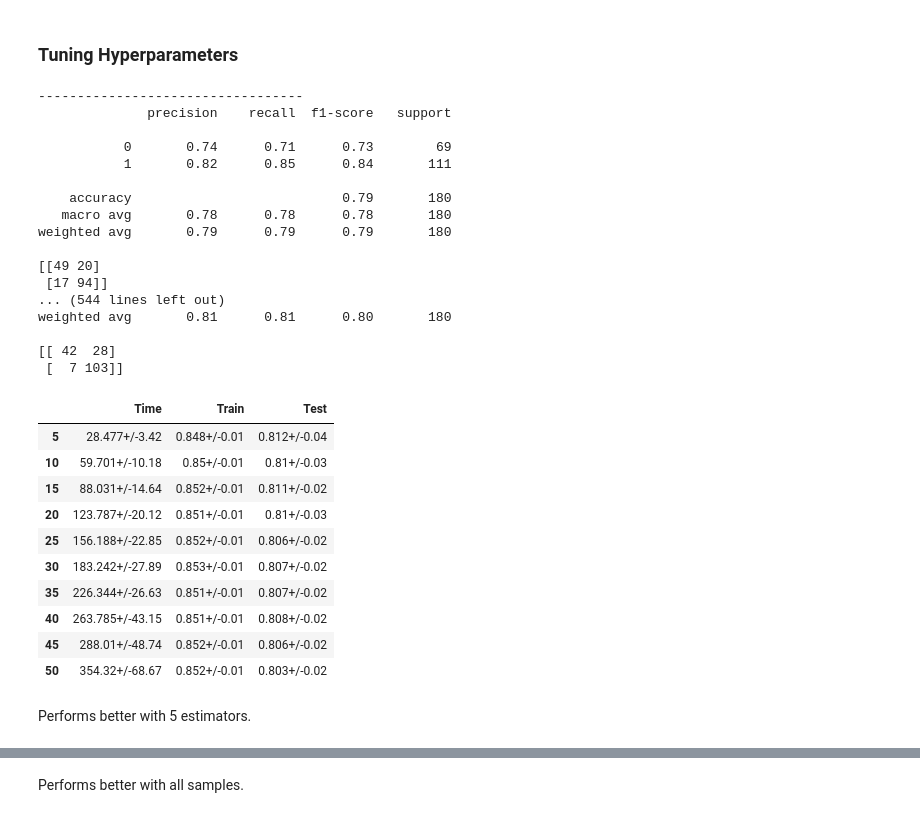
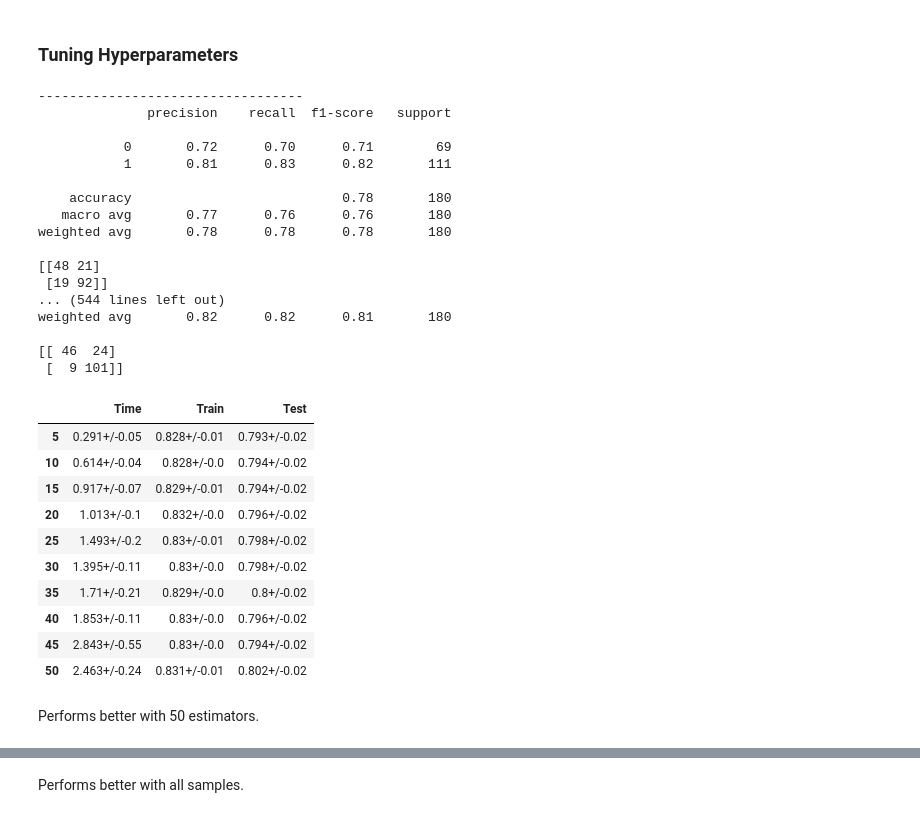
Before and after one commit to CatPalha/machineLearningProject, a Jupyter notebook: Project - AdaBoost-OneHot.ipynb, the cells around one changed output, grey strips where cells are left out. Saved outputs shown, nothing was run; the diff lists cells and outputs as text; code cells hidden in the pictures.

Commit message:
more algorithms

```diff
--- a/Project - AdaBoost-OneHot.ipynb
+++ b/Project - AdaBoost-OneHot.ipynb
@@ -3114,3 +3565,5 @@ model = MLPClassifier(random_state=0,max_iter=2000,batch_size=500)
+# %%
+model = AdaBoostClassifier(algorithm='SAMME.R',learning_rate=1,n_estimators=20,random_state=0)
 # %%
 bagging_5 = BaggingClassifier(base_estimator=model, random_state=5, n_estimators=5)
 bagging_10 = BaggingClassifier(base_estimator=model, random_state=5, n_estimators=10)
@@ -3124,35 +3577,35 @@ bagging_45 = BaggingClassifier(base_estimator=model, random_state=5, n_estimator
 bagging_50 = BaggingClassifier(base_estimator=model, random_state=5, n_estimators=50)
 # %%
 df = pd.DataFrame(columns=['Time','Train','Test'],index=range(5,55,5))
-show_results(df,[bagging_5,bagging_10,bagging_15,bagging_20,bagging_25,bagging_30,bagging_35,bagging_40,bagging_45,bagging_50],method='stat',scaler=MaxAbsScaler())
+show_results(df,[bagging_5,bagging_10,bagging_15,bagging_20,bagging_25,bagging_30,bagging_35,bagging_40,bagging_45,bagging_50],k=4,remove=True,scaler=MinMaxScaler())
 # %% [output]
 ----------------------------------
               precision    recall  f1-score   support
 
-           0       0.74      0.71      0.73        69
-           1       0.82      0.85      0.84       111
+           0       0.72      0.70      0.71        69
+           1       0.81      0.83      0.82       111
 
-    accuracy                           0.79       180
-   macro avg       0.78      0.78      0.78       180
-weighted avg       0.79      0.79      0.79       180
+    accuracy                           0.78       180
+   macro avg       0.77      0.76      0.76       180
+weighted avg       0.78      0.78      0.78       180
 
-[[49 20]
- [17 94]]
+[[48 21]
+ [19 92]]
 ... (544 lines left out)
-weighted avg       0.81      0.81      0.80       180
+weighted avg       0.82      0.82      0.81       180
 
-[[ 42  28]
- [  7 103]]
+[[ 46  24]
+ [  9 101]]
 |  | Time | Train | Test |
-| 5 | 28.477+/-3.42 | 0.848+/-0.01 | 0.812+/-0.04 |
-| 10 | 59.701+/-10.18 | 0.85+/-0.01 | 0.81+/-0.03 |
-| 15 | 88.031+/-14.64 | 0.852+/-0.01 | 0.811+/-0.02 |
-| 20 | 123.787+/-20.12 | 0.851+/-0.01 | 0.81+/-0.03 |
-| 25 | 156.188+/-22.85 | 0.852+/-0.01 | 0.806+/-0.02 |
-| 30 | 183.242+/-27.89 | 0.853+/-0.01 | 0.807+/-0.02 |
-| 35 | 226.344+/-26.63 | 0.851+/-0.01 | 0.807+/-0.02 |
-| 40 | 263.785+/-43.15 | 0.851+/-0.01 | 0.808+/-0.02 |
-| 45 | 288.01+/-48.74 | 0.852+/-0.01 | 0.806+/-0.02 |
-| 50 | 354.32+/-68.67 | 0.852+/-0.01 | 0.803+/-0.02 |
+| 5 | 0.291+/-0.05 | 0.828+/-0.01 | 0.793+/-0.02 |
+| 10 | 0.614+/-0.04 | 0.828+/-0.0 | 0.794+/-0.02 |
+| 15 | 0.917+/-0.07 | 0.829+/-0.01 | 0.794+/-0.02 |
+| 20 | 1.013+/-0.1 | 0.832+/-0.0 | 0.796+/-0.02 |
+| 25 | 1.493+/-0.2 | 0.83+/-0.01 | 0.798+/-0.02 |
+| 30 | 1.395+/-0.11 | 0.83+/-0.0 | 0.798+/-0.02 |
+| 35 | 1.71+/-0.21 | 0.829+/-0.0 | 0.8+/-0.02 |
+| 40 | 1.853+/-0.11 | 0.83+/-0.0 | 0.796+/-0.02 |
+| 45 | 2.843+/-0.55 | 0.83+/-0.0 | 0.794+/-0.02 |
+| 50 | 2.463+/-0.24 | 0.831+/-0.01 | 0.802+/-0.02 |
 # %% [markdown]
-Performs better with 5 estimators.
+Performs better with 50 estimators.
```
Also changed, not shown: parts of 49 cells of this notebook, 5 other files.
